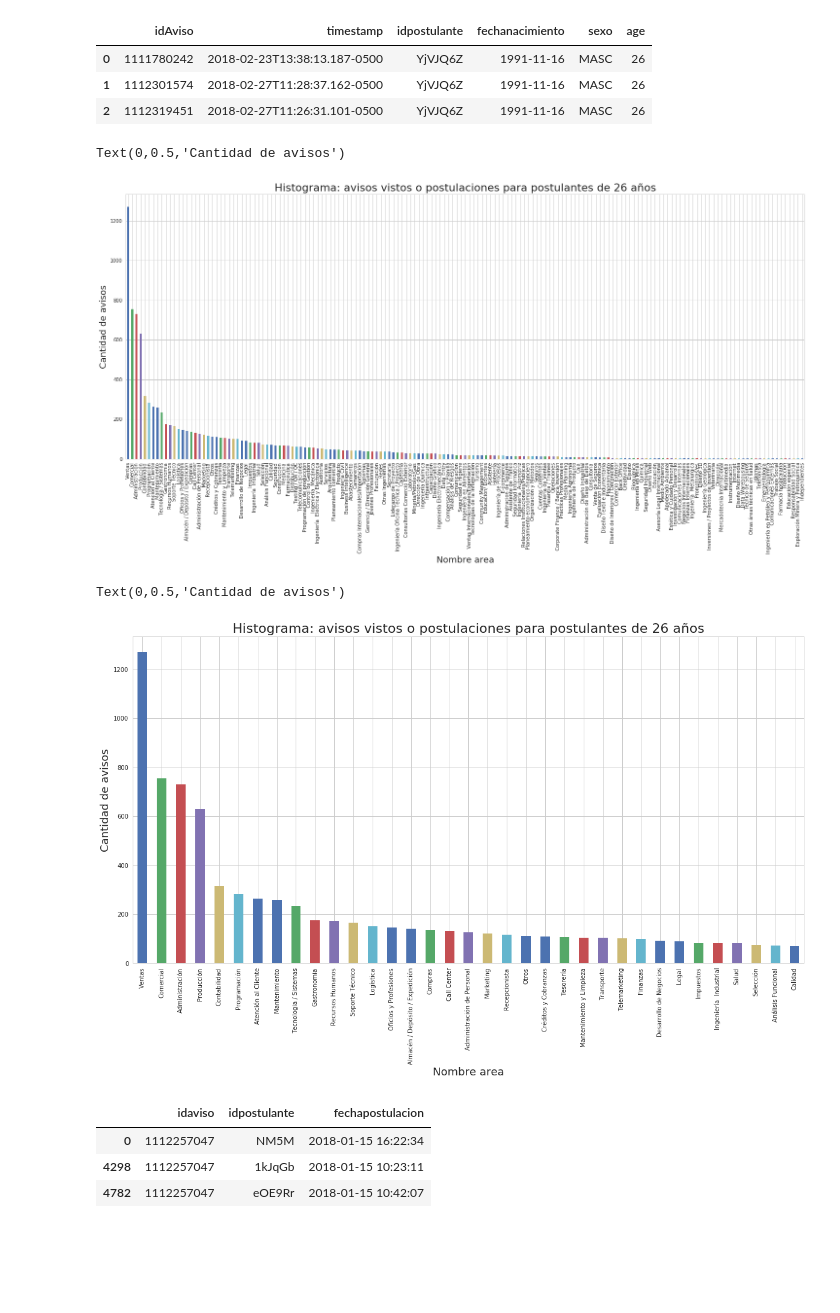
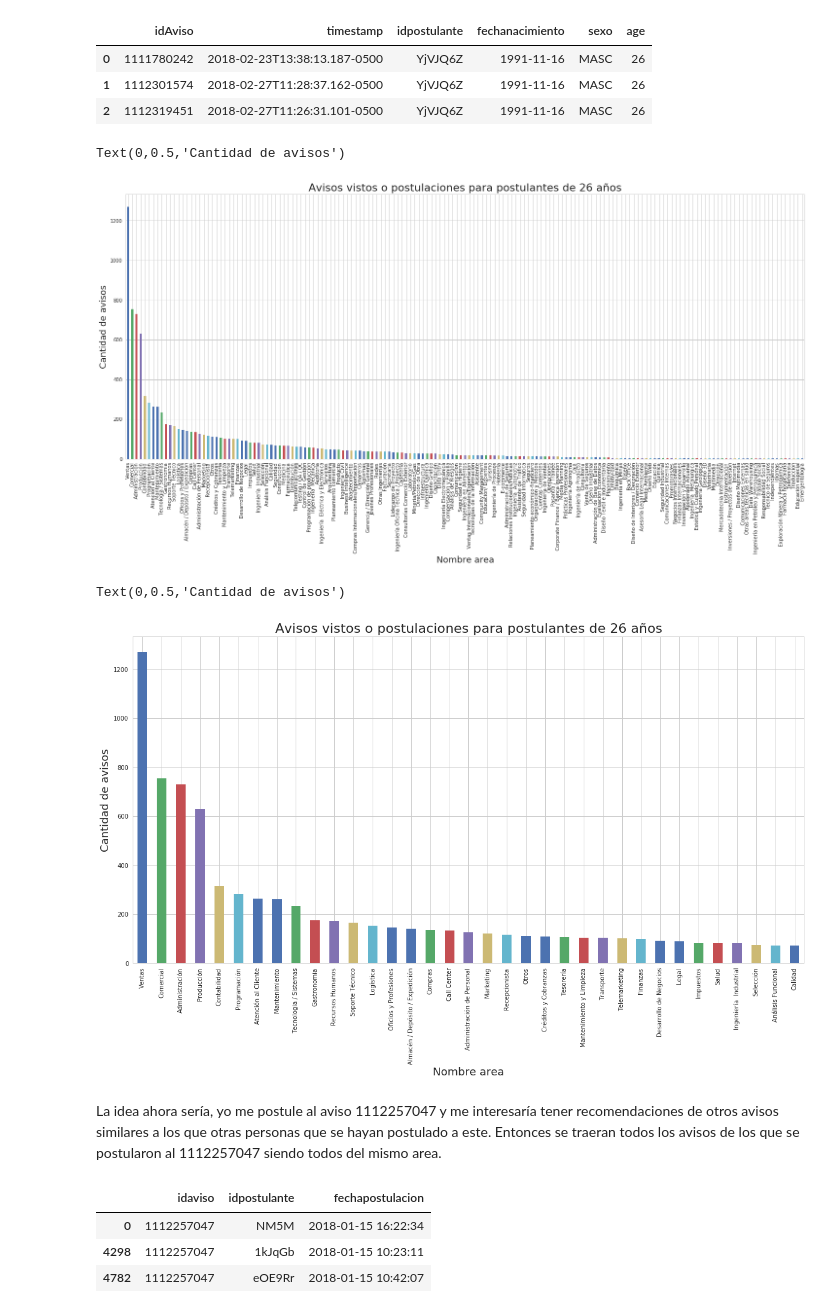
Before and after one commit to alepenaa94/TP-Datos, a Jupyter notebook: tp_analisis.ipynb, the cells around one changed output. Saved outputs shown, nothing was run; the diff lists cells and outputs as text; code cells hidden in the pictures; blank space fills up the shorter version.

```diff
--- a/tp_analisis.ipynb
+++ b/tp_analisis.ipynb
@@ -248,20 +248,22 @@ for i_post in ids2:
 df_a = avisos_det.loc[avisos_det['idaviso'].isin(list_avisos)]
 # %%
 g = df_a['nombre_area'].value_counts().plot.bar(figsize=(25,10))
-g.set_title("Histograma: avisos vistos o postulaciones para postulantes de 26 años", fontsize=22)
+g.set_title("Avisos vistos o postulaciones para postulantes de 26 años", fontsize=22)
 g.set_xlabel("Nombre area",fontsize=18)
 g.set_ylabel("Cantidad de avisos", fontsize=18)
 # %% [output]
 Text(0,0.5,'Cantidad de avisos')
-[figure, old version]
+[figure, new version]
 # %%
 g = (df_a['nombre_area'].value_counts(ascending=False))[0:35].plot.bar(figsize=(20,10))
-g.set_title("Histograma: avisos vistos o postulaciones para postulantes de 26 años", fontsize=22)
+g.set_title("Avisos vistos o postulaciones para postulantes de 26 años", fontsize=22)
 g.set_xlabel("Nombre area",fontsize=18)
 g.set_ylabel("Cantidad de avisos", fontsize=18)
 # %% [output]
 Text(0,0.5,'Cantidad de avisos')
-[figure, old version]
+[figure, new version]
+# %% [markdown]
+La idea ahora sería, yo me postule al aviso 1112257047 y me interesaría tener recomendaciones de otros avisos similares a los que otras personas que se hayan postulado a este. Entonces se traeran todos los avisos de los que se postularon al 1112257047 siendo todos del mismo area.
 # %%
 postulaciones.loc[postulaciones['idaviso'] == 1112257047].head(3)
 # %% [output]
```
Also changed, not shown: parts of 21 cells of this notebook.
